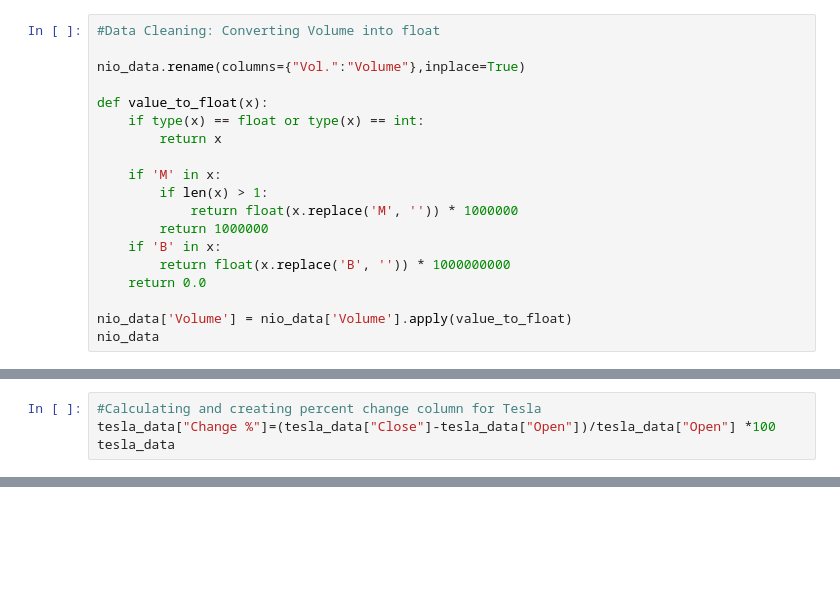
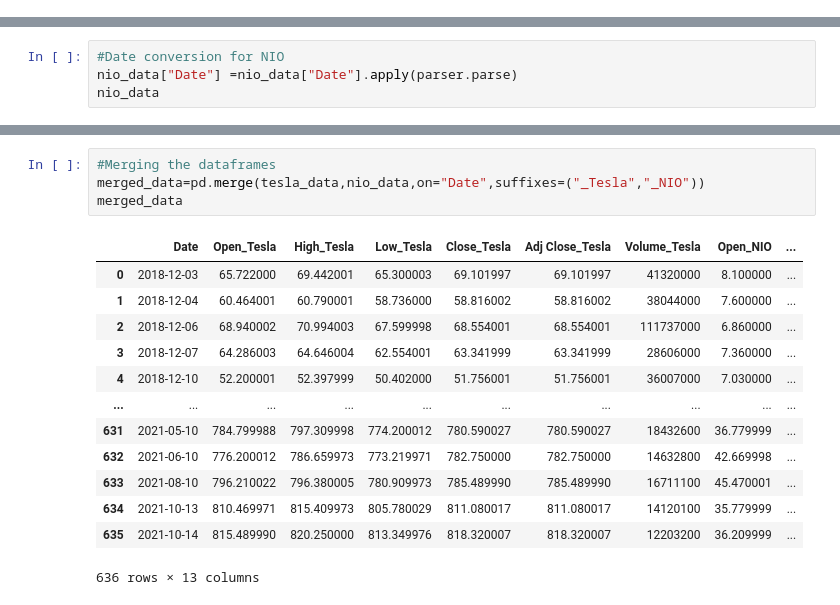
Before and after one commit to anacarol84/Project1_Tesla, a Jupyter notebook: Project-1/Tesla vs NIO.ipynb, the cells around one changed output, grey strips where cells are left out. Cells and saved outputs as stored; diff of their text form; blank space fills up the shorter version.

```diff
--- a/Project-1/Tesla vs NIO.ipynb
+++ b/Project-1/Tesla vs NIO.ipynb
@@ -48,19 +43,0 @@ nio_data.set_index('Date', inplace = True)
-# %%
-#Data Cleaning: Converting Volume into float
-
-nio_data.rename(columns={"Vol.":"Volume"},inplace=True)
-
-def value_to_float(x):
-    if type(x) == float or type(x) == int:
-        return x
-
-    if 'M' in x:
-        if len(x) > 1:
-            return float(x.replace('M', '')) * 1000000
-        return 1000000
-    if 'B' in x:
-        return float(x.replace('B', '')) * 1000000000
-    return 0.0
-
-nio_data['Volume'] = nio_data['Volume'].apply(value_to_float)
-nio_data
@@ -99,4 +43,0 @@ Name: Change %, Length: 785, dtype: object
-# %%
-#Calculating and creating percent change column for Tesla
-tesla_data["Change %"]=(tesla_data["Close"]-tesla_data["Open"])/tesla_data["Open"] *100
-tesla_data
@@ -117,0 +44,4 @@ tesla_data
+# %%
+#Date conversion for NIO
+nio_data["Date"] =nio_data["Date"].apply(parser.parse)
+nio_data
@@ -117,0 +80,18 @@ tesla_data
+# %%
+#Merging the dataframes
+merged_data=pd.merge(tesla_data,nio_data,on="Date",suffixes=("_Tesla","_NIO"))
+merged_data
+# %% [output]
+|  | Date | Open_Tesla | High_Tesla | Low_Tesla | Close_Tesla | Adj Close_Tesla | Volume_Tesla | Open_NIO | ... |
+| 0 | 2018-12-03 | 65.722000 | 69.442001 | 65.300003 | 69.101997 | 69.101997 | 41320000 | 8.100000 | ... |
+| 1 | 2018-12-04 | 60.464001 | 60.790001 | 58.736000 | 58.816002 | 58.816002 | 38044000 | 7.600000 | ... |
+| 2 | 2018-12-06 | 68.940002 | 70.994003 | 67.599998 | 68.554001 | 68.554001 | 111737000 | 6.860000 | ... |
+| 3 | 2018-12-07 | 64.286003 | 64.646004 | 62.554001 | 63.341999 | 63.341999 | 28606000 | 7.360000 | ... |
+| 4 | 2018-12-10 | 52.200001 | 52.397999 | 50.402000 | 51.756001 | 51.756001 | 36007000 | 7.030000 | ... |
+| ... | ... | ... | ... | ... | ... | ... | ... | ... | ... |
+| 631 | 2021-05-10 | 784.799988 | 797.309998 | 774.200012 | 780.590027 | 780.590027 | 18432600 | 36.779999 | ... |
+| 632 | 2021-06-10 | 776.200012 | 786.659973 | 773.219971 | 782.750000 | 782.750000 | 14632800 | 42.669998 | ... |
+| 633 | 2021-08-10 | 796.210022 | 796.380005 | 780.909973 | 785.489990 | 785.489990 | 16711100 | 45.470001 | ... |
+| 634 | 2021-10-13 | 810.469971 | 815.409973 | 805.780029 | 811.080017 | 811.080017 | 14120100 | 35.779999 | ... |
+| 635 | 2021-10-14 | 815.489990 | 820.250000 | 813.349976 | 818.320007 | 818.320007 | 12203200 | 36.209999 | ... |
+636 rows × 13 columns
```
Also changed, not shown: parts of 23 cells of this notebook, 3 other files.
